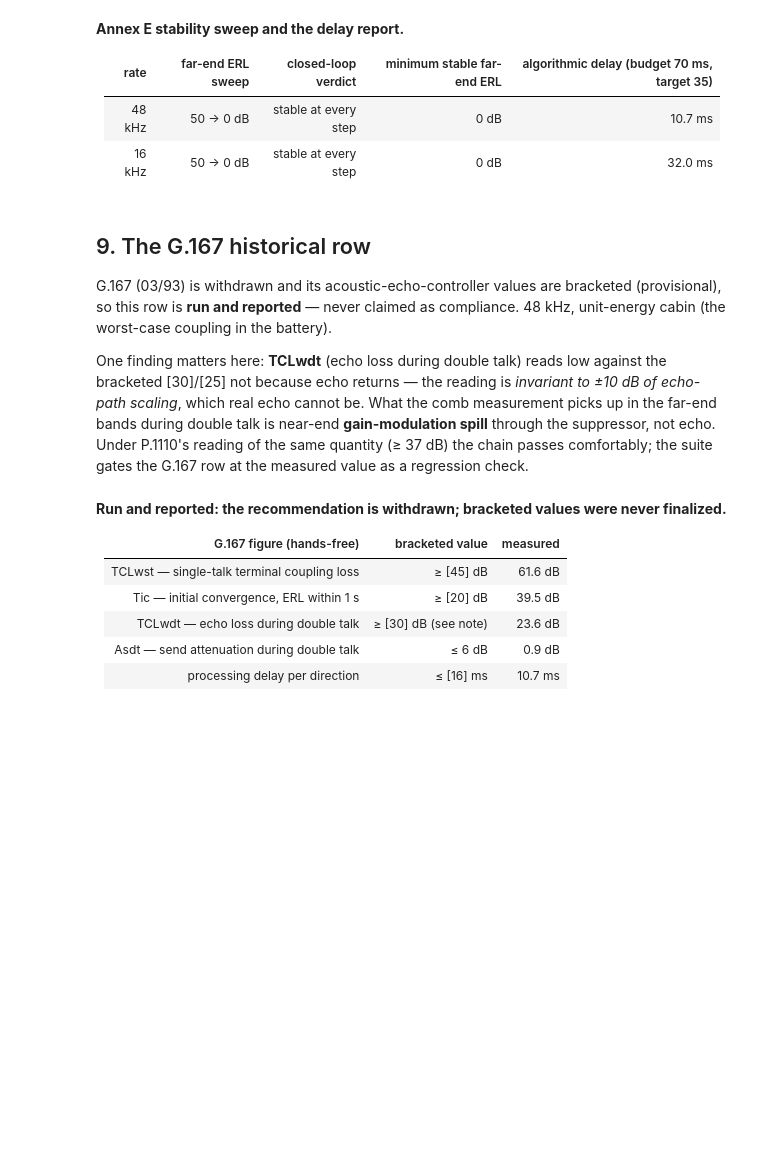
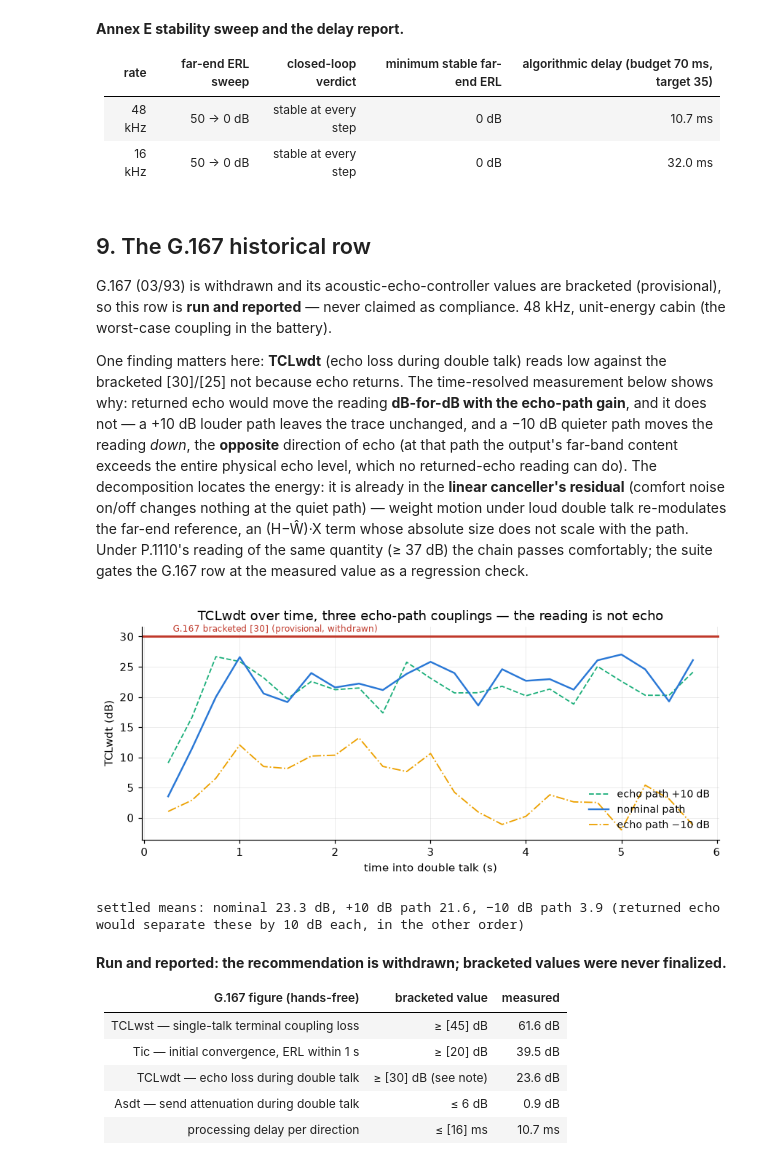
Before and after one commit to tap/MuTap, a Jupyter notebook: notebooks/itu_compliance.ipynb, the cells around one changed output. Saved outputs shown, nothing was run; the diff lists cells and outputs as text; code cells hidden in the pictures; blank space fills up the shorter version.

```diff
--- a/notebooks/itu_compliance.ipynb
+++ b/notebooks/itu_compliance.ipynb
@@ -704,13 +704,38 @@ claimed as compliance. 48 kHz, unit-energy cabin (the worst-case
 coupling in the battery).
 
 One finding matters here: **TCLwdt** (echo loss during double talk)
-reads low against the bracketed [30]/[25] not because echo returns —
-the reading is *invariant to ±10 dB of echo-path scaling*, which real
-echo cannot be. What the comb measurement picks up in the far-end bands
-during double talk is near-end **gain-modulation spill** through the
-suppressor, not echo. Under P.1110's reading of the same quantity
+reads low against the bracketed [30]/[25] not because echo returns.
+The time-resolved measurement below shows why: returned echo would
+move the reading **dB-for-dB with the echo-path gain**, and it does
+not — a +10 dB louder path leaves the trace unchanged, and a −10 dB
+quieter path moves the reading *down*, the **opposite** direction of
+echo (at that path the output's far-band content exceeds the entire
+physical echo level, which no returned-echo reading can do). The
+decomposition locates the energy: it is already in the **linear
+canceller's residual** (comfort noise on/off changes nothing at the
+quiet path) — weight motion under loud double talk re-modulates the
+far-end reference, an (H−Ŵ)·X term whose absolute size does not
+scale with the path. Under P.1110's reading of the same quantity
 (≥ 37 dB) the chain passes comfortably; the suite gates the G.167 row
 at the measured value as a regression check.
+# %%
+tr = D["g167"]["tclwdt_trace"]
+fig, ax = plt.subplots(figsize=(8, 3.6))
+ax.plot(tr["t"], tr["up10"], color=C16, lw=1.2, ls="--", label="echo path +10 dB")
+ax.plot(tr["t"], tr["base"], color=C48, lw=1.6, label="nominal path")
+ax.plot(tr["t"], tr["down10"], color=C_TGT, lw=1.2, ls="-.", label="echo path −10 dB")
+ax.axhline(30, color=C_REQ, lw=2.0)
+ax.annotate("G.167 bracketed [30] (provisional, withdrawn)", (0.3, 30.8), fontsize=8, color=C_REQ)
+ax.set_xlabel("time into double talk (s)"); ax.set_ylabel("TCLwdt (dB)")
+ax.set_title("TCLwdt over time, three echo-path couplings — the reading is not echo")
+ax.legend(fontsize=9, frameon=False, loc="lower right")
+plt.tight_layout(); plt.show()
+print(f"settled means: nominal {np.mean(tr['base'][8:]):.1f} dB, "
+      f"+10 dB path {np.mean(tr['up10'][8:]):.1f}, −10 dB path {np.mean(tr['down10'][8:]):.1f} "
+      f"(returned echo would separate these by 10 dB each, in the other order)")
+# %% [output]
+[figure, added]
+settled means: nominal 23.3 dB, +10 dB path 21.6, −10 dB path 3.9 (returned echo would separate these by 10 dB each, in the other order)
 # %%
 g = D["g167"]
 rows = [
```
Also changed, not shown: parts of 1 cell of this notebook, 4 other files.
